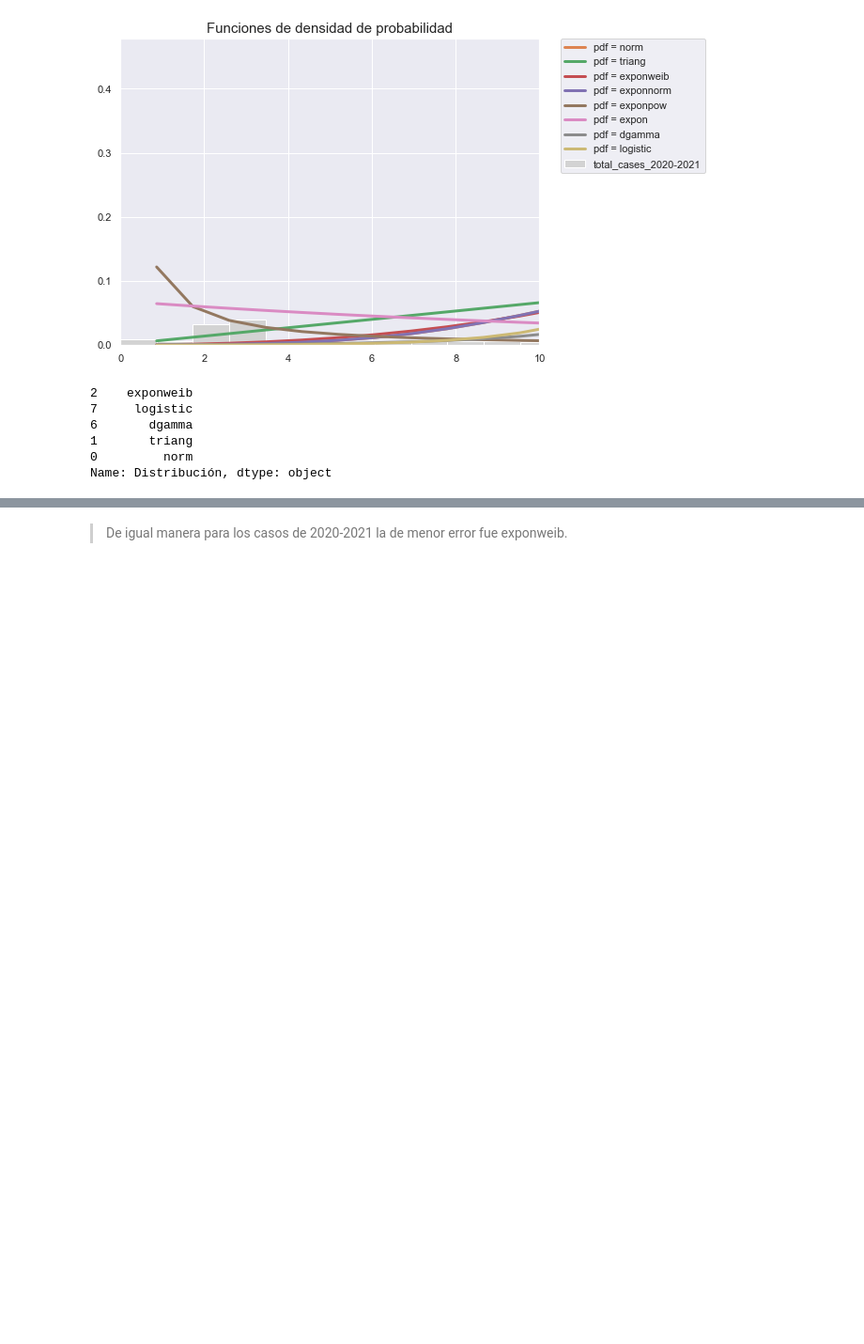
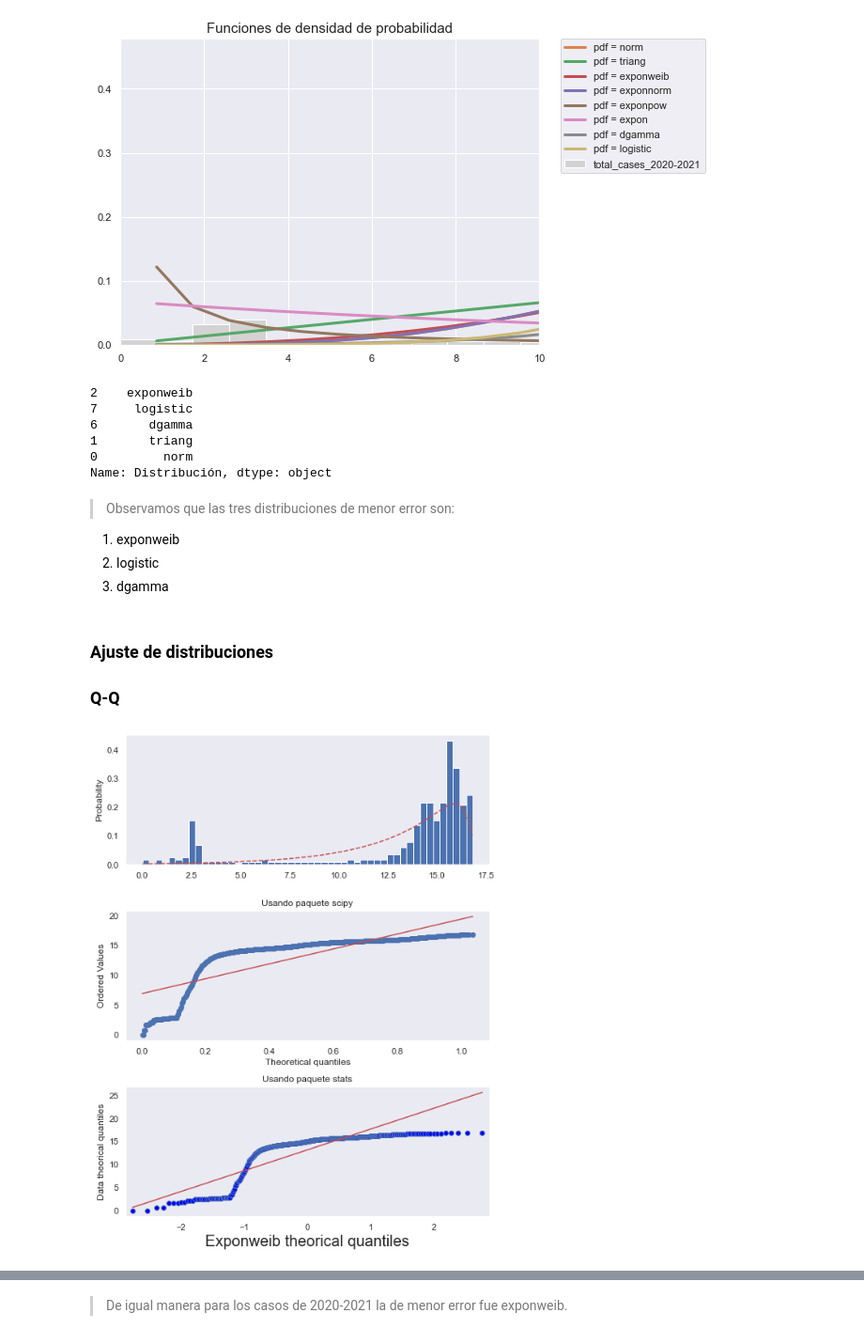
Before and after one commit to valerialadron/Proyecto_VLadron_MMLopez, a Jupyter notebook: Proyecto_VLadron_MMLopez.ipynb, the cells around one changed output, grey strips where cells are left out. Shown at 94% size. Drawn from its saved outputs; the diff is of its cells as text; code cells hidden in the pictures; blank space fills up the shorter version.

```diff
--- a/Proyecto_VLadron_MMLopez.ipynb
+++ b/Proyecto_VLadron_MMLopez.ipynb
@@ -441,3 +444,52 @@ best2
 1       triang
 0         norm
 Name: Distribución, dtype: object
+# %% [markdown]
+> Observamos que las tres distribuciones de menor error son:
+   1. exponweib
+   2. logistic
+   3. dgamma
+# %% [markdown]
+### **Ajuste de distribuciones**
+###  **Q-Q**
+# %%
+##2020
+## EXPONWEIB ##
+
+
+measurements = v1_data
+# Histograma de las variables creadas
+divisiones = 50 # Cantidad de barras en el histograma
+fig, ax = plt.subplots(3,1, figsize=(8,10))
+fig.tight_layout(pad=3.0)
+
+ax[0].hist(measurements,divisiones,density=True)
+
+# Función de distribución de probabilidad la cual creemos que mis datos distribuyen
+# RECORDAR: SÓLO FUNCIONA PARA DISTRIBUCIONES CONTINUAS
+dist = 'exponweib'
+params = getattr(st, dist).fit(measurements)
+
+# Graficar PDF de la distribución que queremos probar
+
+x = np.arange(measurements.min(), measurements.max(), .01)
+y = getattr(st, dist).pdf(x, *params)
+ax[0].plot(x,y,'r--')
+ax[0].set_ylabel('Probability')
+ax[0].grid()
+
+# gráfica de Q-Q entre mis datos y la curva que quiero probar que sigue mi distribución (dist)
+# Usando scipy
+grap2 = st.probplot(measurements, dist=dist, sparams=getattr(st, dist).fit(x)[:-2], plot=ax[1], fit=True)
+ax[1].grid()
+ax[1].set_title('Usando paquete scipy')
+
+grap1 = sm.qqplot(measurements,line='s',ax=ax[2])
+ax[2].grid()
+ax[2].set_title('Usando paquete stats')
+
+plt.xlabel(f'{dist.title()} theorical quantiles',size=20)
+plt.ylabel('Data theorical quantiles')
+plt.show()
+# %% [output]
+[figure, added]
```
Also changed, not shown: parts of 72 cells of this notebook.
